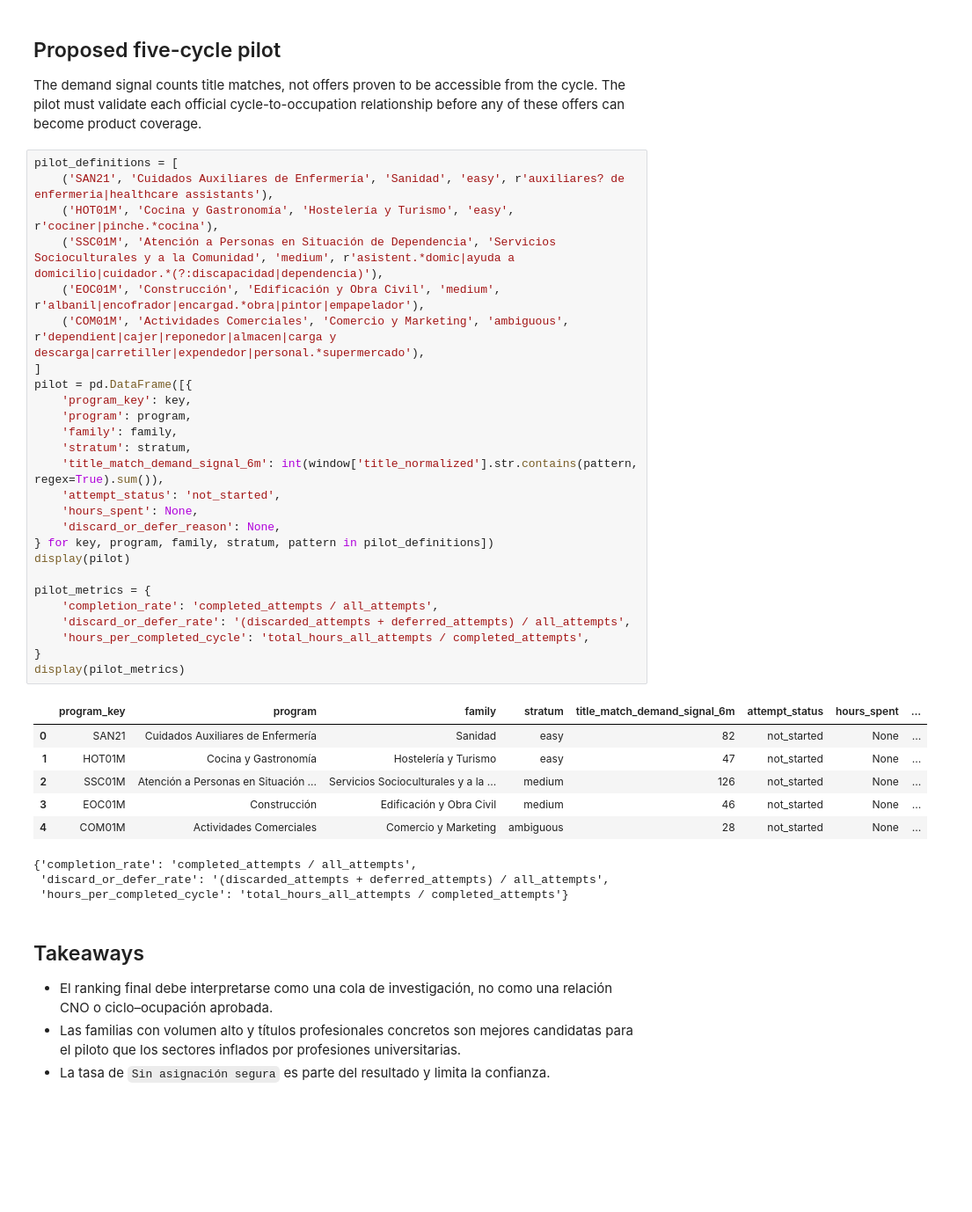
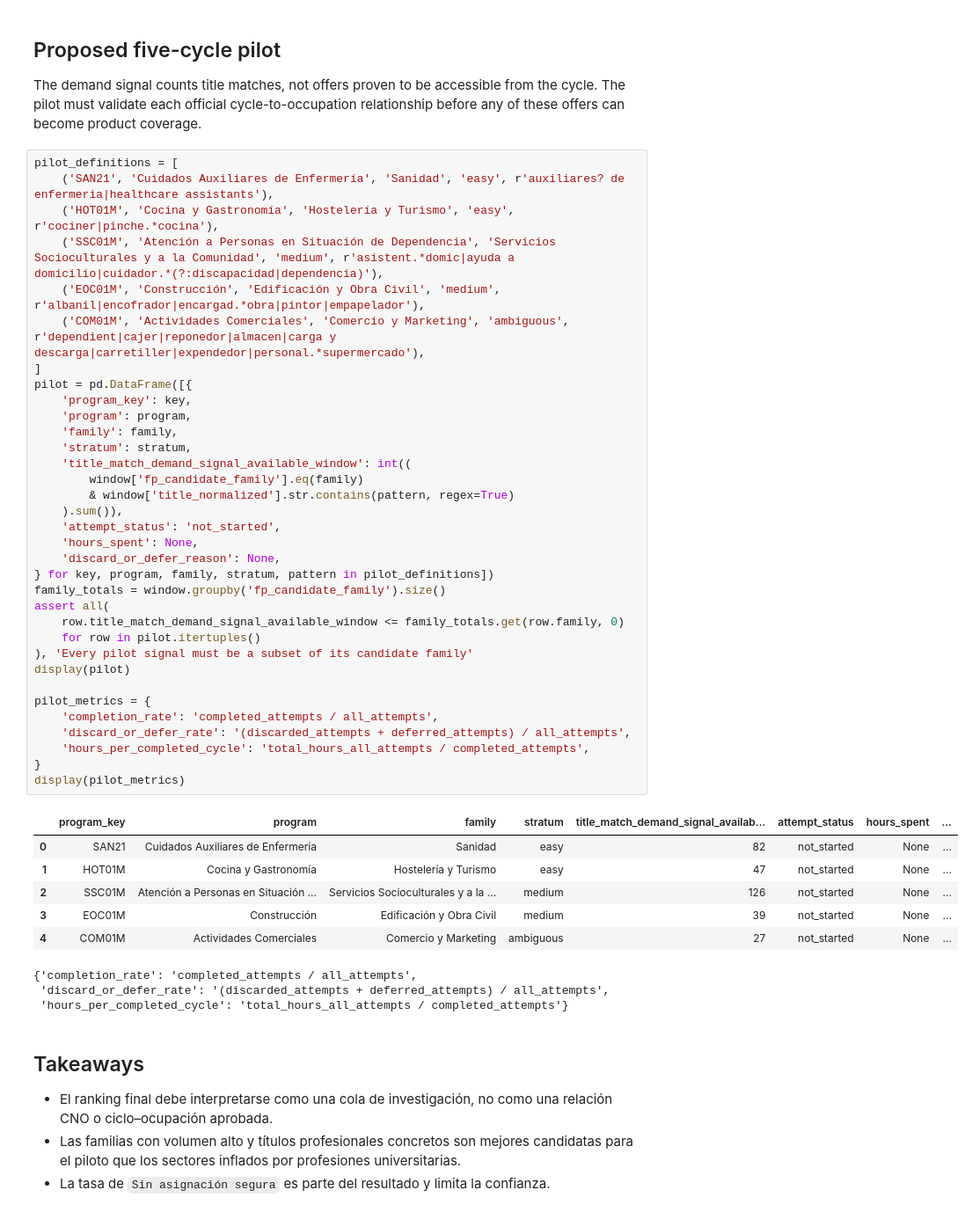
Before and after one commit to Huntsman1756/concursos_cyl, a Jupyter notebook: analysis/ecyl_fp_family_pilot_ranking.ipynb, the cells around one changed output. Shown at 88% size. Cells and saved outputs as stored; diff of their text form; blank space fills up the shorter version.

Commit message:
docs: verify FP outcomes reuse and tighten pilot metrics

```diff
--- a/analysis/ecyl_fp_family_pilot_ranking.ipynb
+++ b/analysis/ecyl_fp_family_pilot_ranking.ipynb
@@ -238,36 +238,44 @@ The demand signal counts title matches, not offers proven to be accessible from
 # %%
 pilot_definitions = [
     ('SAN21', 'Cuidados Auxiliares de Enfermería', 'Sanidad', 'easy', r'auxiliares? de enfermeria|healthcare assistants'),
     ('HOT01M', 'Cocina y Gastronomía', 'Hostelería y Turismo', 'easy', r'cociner|pinche.*cocina'),
     ('SSC01M', 'Atención a Personas en Situación de Dependencia', 'Servicios Socioculturales y a la Comunidad', 'medium', r'asistent.*domic|ayuda a domicilio|cuidador.*(?:discapacidad|dependencia)'),
     ('EOC01M', 'Construcción', 'Edificación y Obra Civil', 'medium', r'albanil|encofrador|encargad.*obra|pintor|empapelador'),
     ('COM01M', 'Actividades Comerciales', 'Comercio y Marketing', 'ambiguous', r'dependient|cajer|reponedor|almacen|carga y descarga|carretiller|expendedor|personal.*supermercado'),
 ]
 pilot = pd.DataFrame([{
     'program_key': key,
     'program': program,
     'family': family,
     'stratum': stratum,
-    'title_match_demand_signal_6m': int(window['title_normalized'].str.contains(pattern, regex=True).sum()),
+    'title_match_demand_signal_available_window': int((
+        window['fp_candidate_family'].eq(family)
+        & window['title_normalized'].str.contains(pattern, regex=True)
+    ).sum()),
     'attempt_status': 'not_started',
     'hours_spent': None,
     'discard_or_defer_reason': None,
 } for key, program, family, stratum, pattern in pilot_definitions])
+family_totals = window.groupby('fp_candidate_family').size()
+assert all(
+    row.title_match_demand_signal_available_window <= family_totals.get(row.family, 0)
+    for row in pilot.itertuples()
+), 'Every pilot signal must be a subset of its candidate family'
 display(pilot)
 
 pilot_metrics = {
     'completion_rate': 'completed_attempts / all_attempts',
     'discard_or_defer_rate': '(discarded_attempts + deferred_attempts) / all_attempts',
     'hours_per_completed_cycle': 'total_hours_all_attempts / completed_attempts',
 }
 display(pilot_metrics)
 # %% [output]
-|  | program_key | program | family | stratum | title_match_demand_signal_6m | attempt_status | hours_spent | ... |
+|  | program_key | program | family | stratum | title_match_demand_signal_availab... | attempt_status | hours_spent | ... |
 | 0 | SAN21 | Cuidados Auxiliares de Enfermería | Sanidad | easy | 82 | not_started | None | ... |
 | 1 | HOT01M | Cocina y Gastronomía | Hostelería y Turismo | easy | 47 | not_started | None | ... |
 | 2 | SSC01M | Atención a Personas en Situación ... | Servicios Socioculturales y a la ... | medium | 126 | not_started | None | ... |
-| 3 | EOC01M | Construcción | Edificación y Obra Civil | medium | 46 | not_started | None | ... |
-| 4 | COM01M | Actividades Comerciales | Comercio y Marketing | ambiguous | 28 | not_started | None | ... |
+| 3 | EOC01M | Construcción | Edificación y Obra Civil | medium | 39 | not_started | None | ... |
+| 4 | COM01M | Actividades Comerciales | Comercio y Marketing | ambiguous | 27 | not_started | None | ... |
 {'completion_rate': 'completed_attempts / all_attempts',
  'discard_or_defer_rate': '(discarded_attempts + deferred_attempts) / all_attempts',
  'hours_per_completed_cycle': 'total_hours_all_attempts / completed_attempts'}
```
Also changed, not shown: parts of 4 cells of this notebook, 2 other files.
